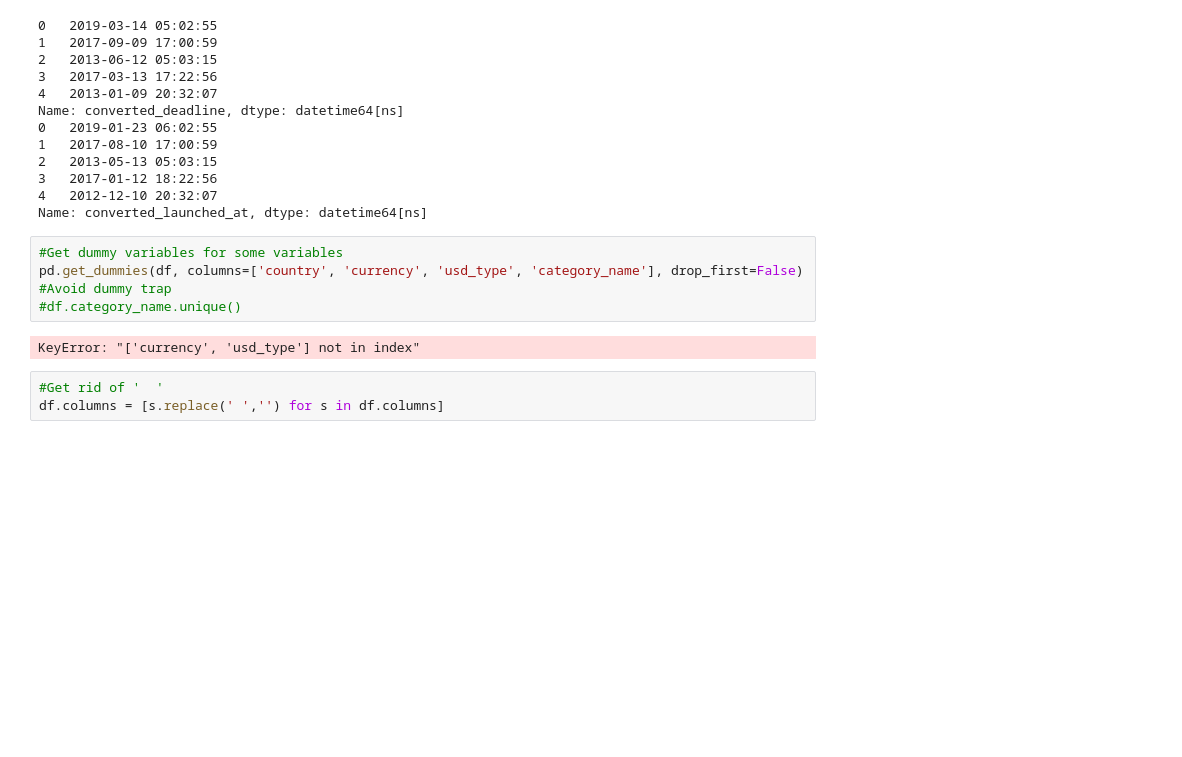
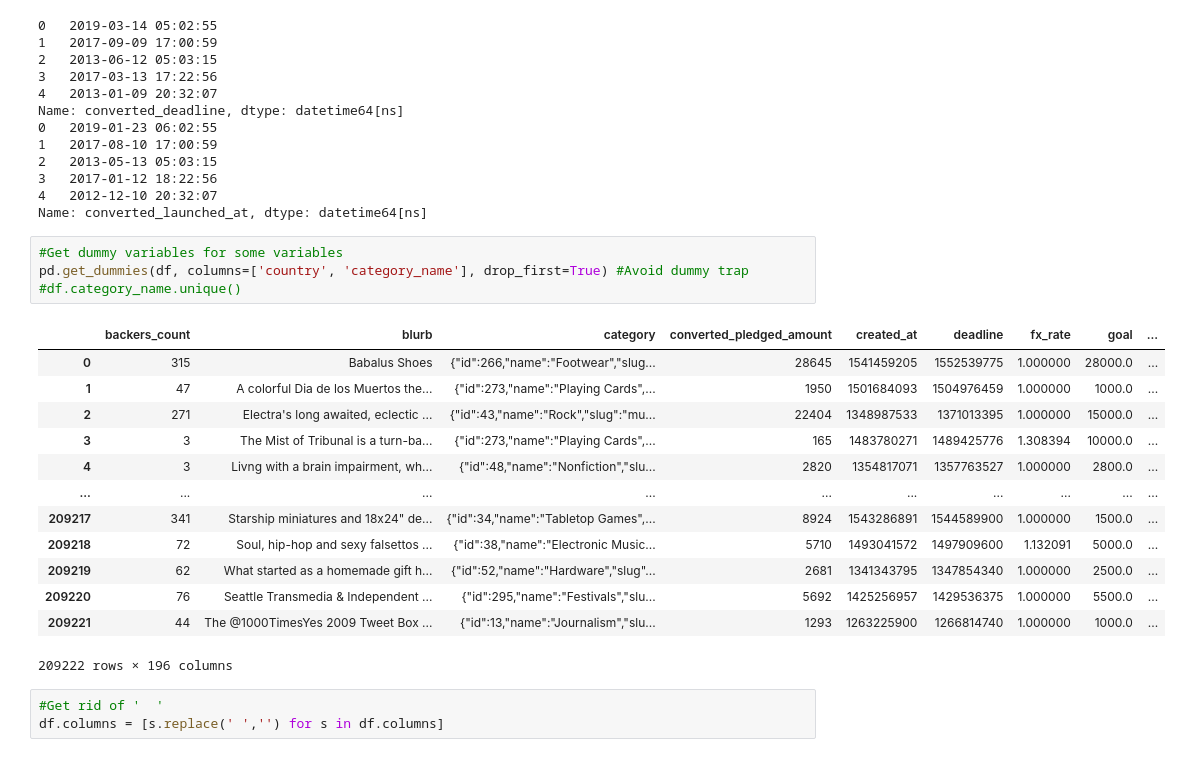
Before and after one commit to EcholotFisher/nf_2nd_project_aj_kickstarter, a Jupyter notebook: EDA.ipynb, the cells around one changed output. Saved outputs shown, nothing was run; the diff lists cells and outputs as text; blank space fills up the shorter version.

```diff
--- a/EDA.ipynb
+++ b/EDA.ipynb
@@ -319,10 +326,22 @@ Name: converted_deadline, dtype: datetime64[ns]
 Name: converted_launched_at, dtype: datetime64[ns]
 # %%
 #Get dummy variables for some variables
-pd.get_dummies(df, columns=['country', 'currency', 'usd_type', 'category_name'], drop_first=False) #Avoid dummy trap
+pd.get_dummies(df, columns=['country', 'category_name'], drop_first=True) #Avoid dummy trap
 #df.category_name.unique()
 # %% [output]
+|  | backers_count | blurb | category | converted_pledged_amount | created_at | deadline | fx_rate | goal | ... |
+| 0 | 315 | Babalus Shoes | {"id":266,"name":"Footwear","slug... | 28645 | 1541459205 | 1552539775 | 1.000000 | 28000.0 | ... |
+| 1 | 47 | A colorful Dia de los Muertos the... | {"id":273,"name":"Playing Cards",... | 1950 | 1501684093 | 1504976459 | 1.000000 | 1000.0 | ... |
+| 2 | 271 | Electra's long awaited, eclectic ... | {"id":43,"name":"Rock","slug":"mu... | 22404 | 1348987533 | 1371013395 | 1.000000 | 15000.0 | ... |
+| 3 | 3 | The Mist of Tribunal is a turn-ba... | {"id":273,"name":"Playing Cards",... | 165 | 1483780271 | 1489425776 | 1.308394 | 10000.0 | ... |
+| 4 | 3 | Livng with a brain impairment, wh... | {"id":48,"name":"Nonfiction","slu... | 2820 | 1354817071 | 1357763527 | 1.000000 | 2800.0 | ... |
+| ... | ... | ... | ... | ... | ... | ... | ... | ... | ... |
+| 209217 | 341 | Starship miniatures and 18x24" de... | {"id":34,"name":"Tabletop Games",... | 8924 | 1543286891 | 1544589900 | 1.000000 | 1500.0 | ... |
+| 209218 | 72 | Soul, hip-hop and sexy falsettos ... | {"id":38,"name":"Electronic Music... | 5710 | 1493041572 | 1497909600 | 1.132091 | 5000.0 | ... |
+| 209219 | 62 | What started as a homemade gift h... | {"id":52,"name":"Hardware","slug"... | 2681 | 1341343795 | 1347854340 | 1.000000 | 2500.0 | ... |
+| 209220 | 76 | Seattle Transmedia & Independent ... | {"id":295,"name":"Festivals","slu... | 5692 | 1425256957 | 1429536375 | 1.000000 | 5500.0 | ... |
+| 209221 | 44 | The @1000TimesYes 2009 Tweet Box ... | {"id":13,"name":"Journalism","slu... | 1293 | 1263225900 | 1266814740 | 1.000000 | 1000.0 | ... |
-KeyError: "['currency', 'usd_type'] not in index"
+209222 rows × 196 columns
 # %%
 #Get rid of '  '
 df.columns = [s.replace(' ','') for s in df.columns]
```
Also changed, not shown: parts of 5 cells of this notebook.
